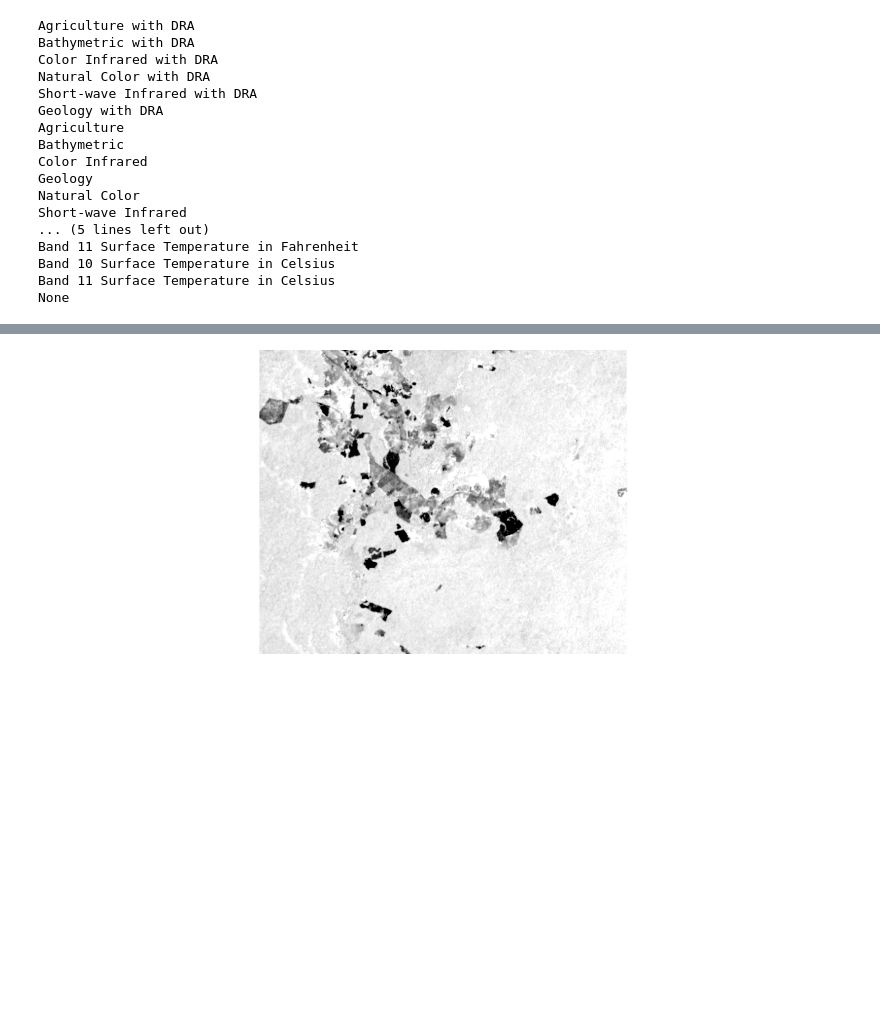
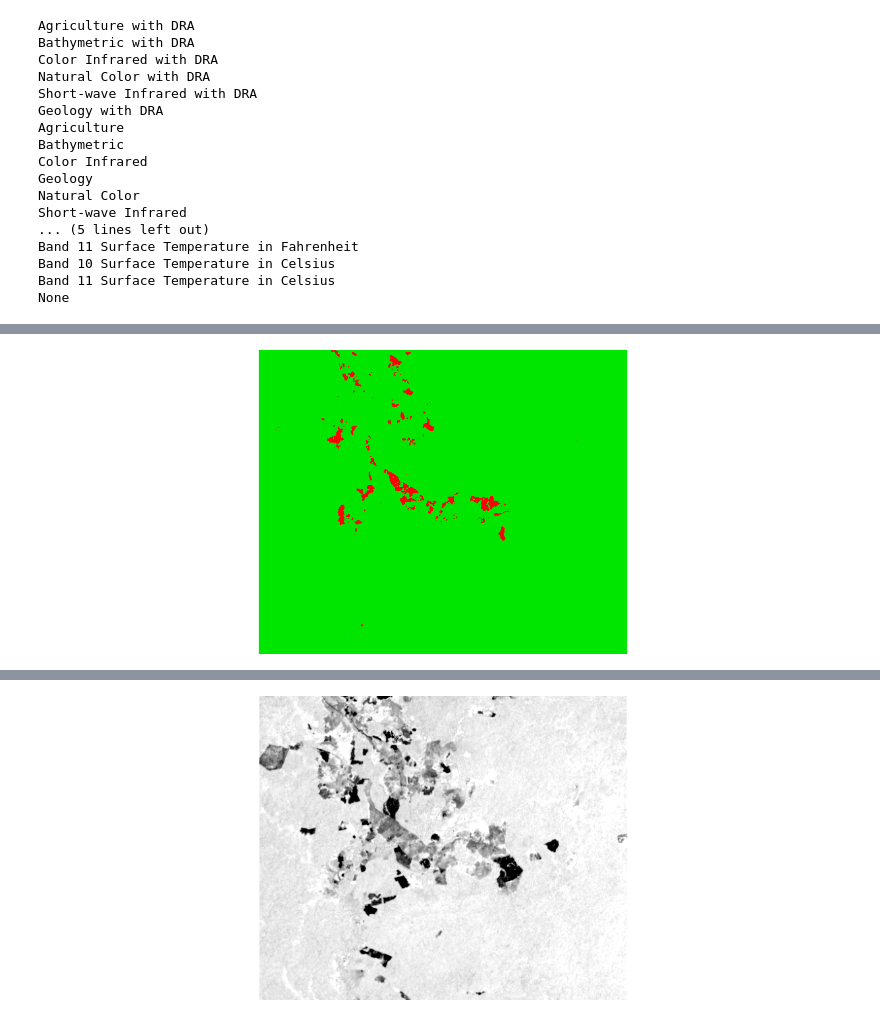
Before and after one commit to GeoGeeks/Api_Python_for_ArcGIS_dev2019, a Jupyter notebook: Imagenes satelitales.ipynb, the cells around one changed output, grey strips where cells are left out. Drawn from its saved outputs; the diff is of its cells as text; code cells hidden in the pictures; blank space fills up the shorter version.

Commit message:
Ejemplo de imagenes satelitales completo

```diff
--- a/Imagenes satelitales.ipynb
+++ b/Imagenes satelitales.ipynb
@@ -102,0 +109,10 @@ None
+# %%
+ndvi2016pp = colormap(remap(ndvi_2016,
+                             input_ranges=[0.2,  0.6,  # Perdida
+                                           0.6, 0.8], # Bosque
+                             output_values=[1, 2],
+                             no_data_ranges=[-1, 0.1], astype='u8'),
+                       colormap=[[2, 1, 230, 0], [1, 255, 0,    0]])
+ndvi2016pp
+# %% [output]
+[figure, added]
```
Also changed, not shown: parts of 15 cells of this notebook.
